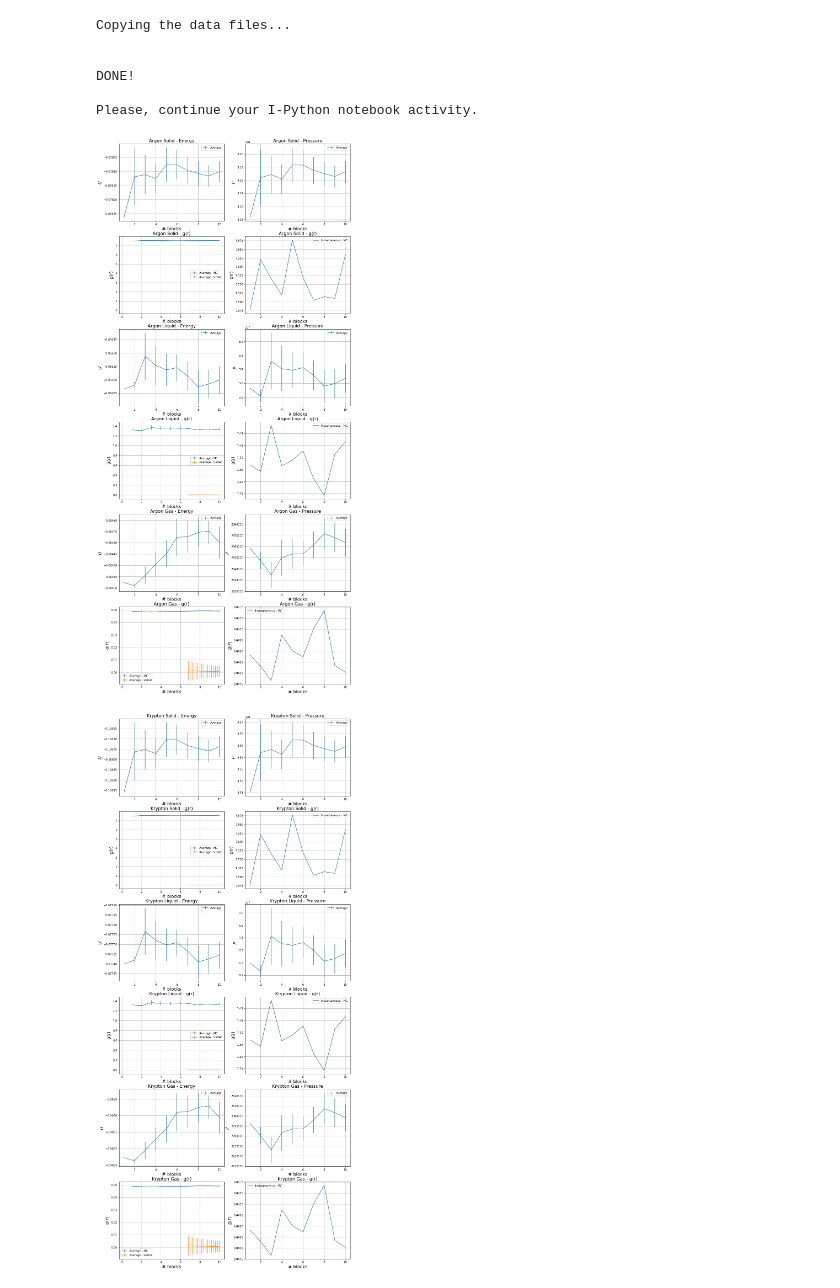
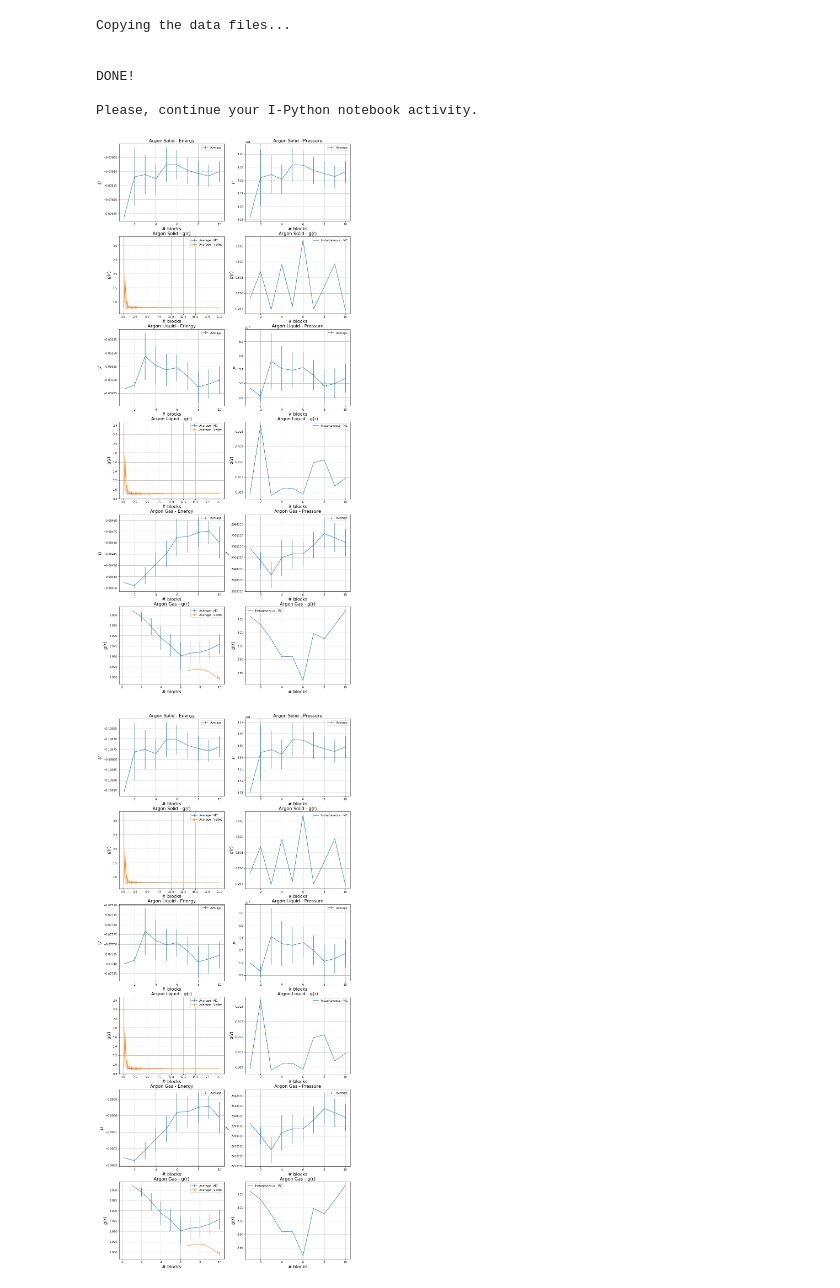
Before and after one commit to rcote98/LSN_exercise_delivery, a Jupyter notebook: esercitazione7/esercitazione7.ipynb, the cells around one changed output. Saved outputs shown, nothing was run; the diff lists cells and outputs as text; code cells hidden in the pictures.

```diff
--- a/esercitazione7/esercitazione7.ipynb
+++ b/esercitazione7/esercitazione7.ipynb
@@ -426,7 +426,7 @@ fig = plt.figure(figsize=[15,36])
 block, u_inst, u_ave, u_error = np.loadtxt("sim_data/solid/output.epot.0", unpack='true')
 block, p_inst, p_ave, p_error = np.loadtxt("sim_data/solid/output.pres.0", unpack='true')
 block, g_inst, g_ave, g_error = np.loadtxt("sim_data/solid/output.gofr.0", unpack='true')
-vblock, gv_ave, gv_error = np.loadtxt("sim_data/gas/output.gofr-verlet.0", unpack='true', delimiter=",", skiprows=1)
+vblock, gv_ave, gv_error = np.loadtxt("sim_data/solid/output.gofr-verlet.0", unpack='true', delimiter=",", skiprows=1)
 
 u_inst, u_ave, u_error = fu*u_inst, fu*u_ave, fu*u_error
 p_inst, p_ave, p_error = fp*p_inst, fp*p_ave, fp*p_error
@@ -470,7 +470,7 @@ plt.grid(True)
 block, u_inst, u_ave, u_error = np.loadtxt("sim_data/liquid/output.epot.0", unpack='true')
 block, p_inst, p_ave, p_error = np.loadtxt("sim_data/liquid/output.pres.0", unpack='true')
 block, g_inst, g_ave, g_error = np.loadtxt("sim_data/liquid/output.gofr.0", unpack='true')
-vblock, gv_ave, gv_error = np.loadtxt("sim_data/gas/output.gofr-verlet.0", unpack='true', delimiter=",", skiprows=1)
+vblock, gv_ave, gv_error = np.loadtxt("sim_data/liquid/output.gofr-verlet.0", unpack='true', delimiter=",", skiprows=1)
 
 u_inst, u_ave, u_error = fu*u_inst, fu*u_ave, fu*u_error
 p_inst, p_ave, p_error = fp*p_inst, fp*p_ave, fp*p_error
@@ -556,7 +556,7 @@ plt.grid(True)
 
 plt.show()
 # %% [output]
-[figure, old version]
+[figure, new version]
 # %%
 # KRYPTON
 
@@ -580,7 +580,7 @@ fig = plt.figure(figsize=[15,36])
 block, u_inst, u_ave, u_error = np.loadtxt("sim_data/solid/output.epot.0", unpack='true')
 block, p_inst, p_ave, p_error = np.loadtxt("sim_data/solid/output.pres.0", unpack='true')
 block, g_inst, g_ave, g_error = np.loadtxt("sim_data/solid/output.gofr.0", unpack='true')
-vblock, gv_ave, gv_error = np.loadtxt("sim_data/gas/output.gofr-verlet.0", unpack='true', delimiter=",", skiprows=1)
+vblock, gv_ave, gv_error = np.loadtxt("sim_data/solid/output.gofr-verlet.0", unpack='true', delimiter=",", skiprows=1)
 
 u_inst, u_ave, u_error = fu*u_inst, fu*u_ave, fu*u_error
 p_inst, p_ave, p_error = fp*p_inst, fp*p_ave, fp*p_error
@@ -588,7 +588,7 @@ vblock/= 5
 
 plt.subplot(6,2,1)
 plt.errorbar(block,u_ave,yerr=u_error, label = "Average")
-plt.title("Krypton Solid - Energy", fontsize = 16)
+plt.title("Argon Solid - Energy", fontsize = 16)
 plt.ylabel('$U$', fontsize = 16)
 plt.xlabel('# blocks', fontsize = 16)
 plt.legend()
@@ -596,7 +596,7 @@ plt.grid(True)
 
 plt.subplot(6,2,2)
 plt.errorbar(block,p_ave,yerr=p_error, label = "Average")
-plt.title("Krypton Solid - Pressure", fontsize = 16)
+plt.title("Argon Solid - Pressure", fontsize = 16)
 plt.ylabel('$P$', fontsize = 16)
 plt.xlabel('# blocks', fontsize = 16)
 plt.legend()
@@ -605,7 +605,7 @@ plt.grid(True)
 plt.subplot(6,2,3)
 plt.errorbar(block,g_ave,yerr=g_error, label = "Average - MC")
 plt.errorbar(vblock,gv_ave,yerr=gv_error, label = "Average - Verlet")
-plt.title("Krypton Solid - g(r)", fontsize = 16)
+plt.title("Argon Solid - g(r)", fontsize = 16)
 plt.ylabel('$g(r)$', fontsize = 16)
 plt.xlabel('# blocks', fontsize = 16)
 plt.legend()
@@ -613,7 +613,7 @@ plt.grid(True)
 
 plt.subplot(6,2,4)
 plt.plot(block,g_inst, label = "Instantaneous - MC")
-plt.title("Krypton Solid - g(r)", fontsize = 16)
+plt.title("Argon Solid - g(r)", fontsize = 16)
 plt.ylabel('$g(r)$', fontsize = 16)
 plt.xlabel('# blocks', fontsize = 16)
 plt.legend()
@@ -624,7 +624,7 @@ plt.grid(True)
 block, u_inst, u_ave, u_error = np.loadtxt("sim_data/liquid/output.epot.0", unpack='true')
 block, p_inst, p_ave, p_error = np.loadtxt("sim_data/liquid/output.pres.0", unpack='true')
 block, g_inst, g_ave, g_error = np.loadtxt("sim_data/liquid/output.gofr.0", unpack='true')
-vblock, gv_ave, gv_error = np.loadtxt("sim_data/gas/output.gofr-verlet.0", unpack='true', delimiter=",", skiprows=1)
+vblock, gv_ave, gv_error = np.loadtxt("sim_data/liquid/output.gofr-verlet.0", unpack='true', delimiter=",", skiprows=1)
 
 u_inst, u_ave, u_error = fu*u_inst, fu*u_ave, fu*u_error
 p_inst, p_ave, p_error = fp*p_inst, fp*p_ave, fp*p_error
@@ -632,7 +632,7 @@ vblock/= 5
 
 plt.subplot(6,2,5)
 plt.errorbar(block,u_ave,yerr=u_error, label = "Average")
-plt.title("Krypton Liquid - Energy", fontsize = 16)
+plt.title("Argon Liquid - Energy", fontsize = 16)
 plt.ylabel('$U$', fontsize = 16)
 plt.xlabel('# blocks', fontsize = 16)
 plt.legend()
@@ -640,7 +640,7 @@ plt.grid(True)
 
 plt.subplot(6,2,6)
 plt.errorbar(block,p_ave,yerr=p_error, label = "Average")
-plt.title("Krypton Liquid - Pressure", fontsize = 16)
+plt.title("Argon Liquid - Pressure", fontsize = 16)
 plt.ylabel('$P$', fontsize = 16)
 plt.xlabel('# blocks', fontsize = 16)
 plt.legend()
@@ -649,7 +649,7 @@ plt.grid(True)
 plt.subplot(6,2,7)
 plt.errorbar(block,g_ave,yerr=g_error, label = "Average - MC")
 plt.errorbar(vblock,gv_ave,yerr=gv_error, label = "Average - Verlet")
-plt.title("Krypton Liquid - g(r)", fontsize = 16)
+plt.title("Argon Liquid - g(r)", fontsize = 16)
 plt.ylabel('$g(r)$', fontsize = 16)
 plt.xlabel('# blocks', fontsize = 16)
 plt.legend()
@@ -657,7 +657,7 @@ plt.grid(True)
 
 plt.subplot(6,2,8)
 plt.plot(block,g_inst, label = "Instantaneous - MC")
-plt.title("Krypton Liquid - g(r)", fontsize = 16)
+plt.title("Argon Liquid - g(r)", fontsize = 16)
 plt.ylabel('$g(r)$', fontsize = 16)
 plt.xlabel('# blocks', fontsize = 16)
 plt.legend()
@@ -677,37 +677,37 @@ vblock/= 5
 
 plt.subplot(6,2,9)
 plt.errorbar(block,u_ave,yerr=u_error, label = "Average")
-plt.title("Krypton Gas - Energy", fontsize = 16)
+plt.title("Argon Gas - Energy", fontsize = 16)
 plt.ylabel('$U$', fontsize = 16)
 plt.xlabel('# blocks', fontsize = 16)
 plt.legend()
 plt.grid(True)
 
 plt.subplot(6,2,10)
 plt.errorbar(block,p_ave,yerr=p_error, label = "Average")
-plt.title("Krypton Gas - Pressure", fontsize = 16)
+plt.title("Argon Gas - Pressure", fontsize = 16)
 plt.ylabel('$P$', fontsize = 16)
 plt.xlabel('# blocks', fontsize = 16)
 plt.legend()
 plt.grid(True)
 
 plt.subplot(6,2,11)
 plt.errorbar(block,g_ave,yerr=g_error, label = "Average - MC")
 plt.errorbar(vblock,gv_ave,yerr=gv_error, label = "Average - Verlet")
-plt.title("Krypton Gas - g(r)", fontsize = 16)
+plt.title("Argon Gas - g(r)", fontsize = 16)
 plt.ylabel('$g(r)$', fontsize = 16)
 plt.xlabel('# blocks', fontsize = 16)
 plt.legend()
 plt.grid(True)
 
 plt.subplot(6,2,12)
 plt.plot(block,g_inst, label = "Instantaneous - MC")
-plt.title("Krypton Gas - g(r)", fontsize = 16)
+plt.title("Argon Gas - g(r)", fontsize = 16)
 plt.ylabel('$g(r)$', fontsize = 16)
 plt.xlabel('# blocks', fontsize = 16)
 plt.legend()
 plt.grid(True)
 
 plt.show()
 # %% [output]
-[figure, old version]
+[figure, new version]
```
Also changed, not shown: 20 other files.
